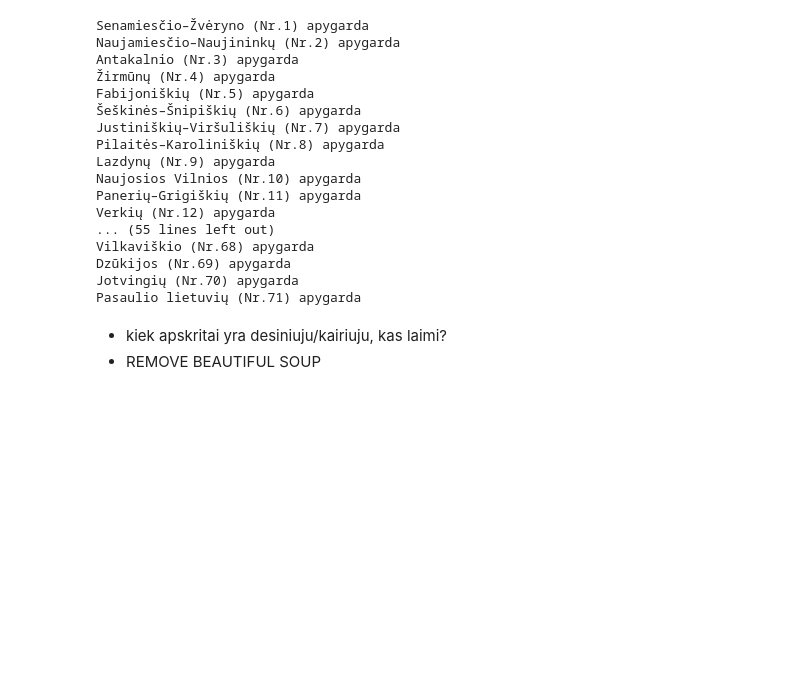
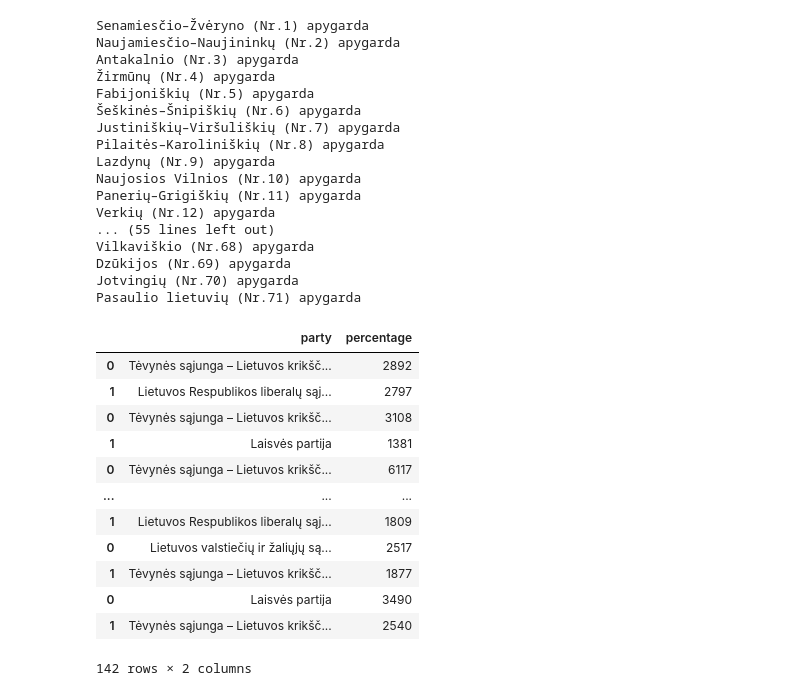
Before and after one commit to tomcis/lithuanian-parliamentary-election-2020, a Jupyter notebook: notebooks/single-member_elections.ipynb, the cells around one changed output. Saved outputs shown, nothing was run; the diff lists cells and outputs as text; code cells hidden in the pictures; blank space fills up the shorter version.

```diff
--- a/notebooks/single-member_elections.ipynb
+++ b/notebooks/single-member_elections.ipynb
@@ -117,3 +98,16 @@ for district, results in dfs.items():
-# %% [markdown]
-- kiek apskritai yra desiniuju/kairiuju, kas laimi?
-- REMOVE BEAUTIFUL SOUP
+# %%
+agg_results = pd.concat(list(dfs.values())); agg_results
+# %% [output]
+|  | party | percentage |
+| 0 | Tėvynės sąjunga – Lietuvos krikšč... | 2892 |
+| 1 | Lietuvos Respublikos liberalų sąj... | 2797 |
+| 0 | Tėvynės sąjunga – Lietuvos krikšč... | 3108 |
+| 1 | Laisvės partija | 1381 |
+| 0 | Tėvynės sąjunga – Lietuvos krikšč... | 6117 |
+| ... | ... | ... |
+| 1 | Lietuvos Respublikos liberalų sąj... | 1809 |
+| 0 | Lietuvos valstiečių ir žaliųjų są... | 2517 |
+| 1 | Tėvynės sąjunga – Lietuvos krikšč... | 1877 |
+| 0 | Laisvės partija | 3490 |
+| 1 | Tėvynės sąjunga – Lietuvos krikšč... | 2540 |
+142 rows × 2 columns
```
Also changed, not shown: parts of 3 cells of this notebook.
